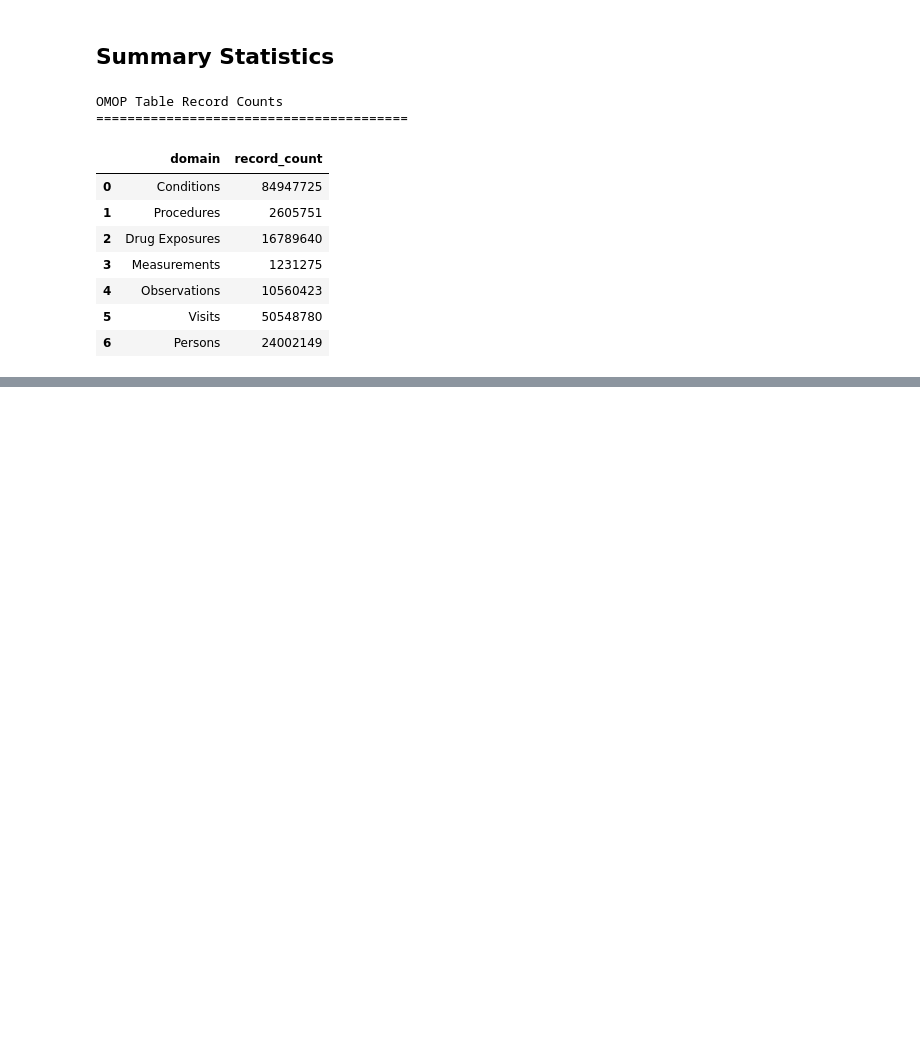
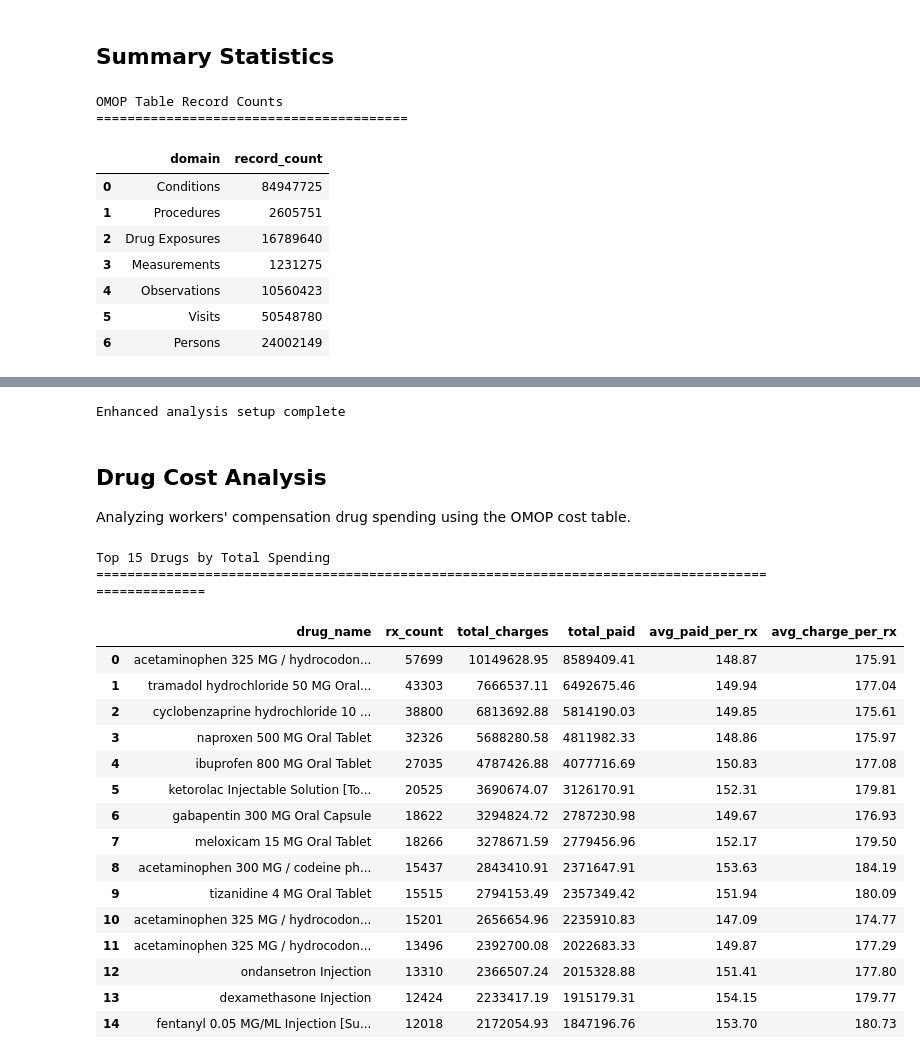
Before and after one commit to saywurdson/txwc, a Jupyter notebook: notebooks/top10_analysis.ipynb, the cells around one changed output, grey strips where cells are left out. Saved outputs shown, nothing was run; the diff lists cells and outputs as text; code cells hidden in the pictures; blank space fills up the shorter version.

```diff
--- a/notebooks/top10_analysis.ipynb
+++ b/notebooks/top10_analysis.ipynb
@@ -275,0 +280,78 @@ con.close()
+# %%
+# Setup for enhanced analysis - reopen connection
+import requests
+import json
+
+# Reopen local database connection (was closed above)
+con = duckdb.connect('/workspaces/txwc/tx_workers_comp.db', read_only=True)
+
+# Helper function to query Mimilabs MCP API
+MIMILABS_API = "https://www.mimilabs.ai/api/mcp"
+
+def query_mimilabs(sql_query):
+    """Execute a SQL query against Mimilabs healthcare data warehouse."""
+    payload = {
+        "jsonrpc": "2.0",
+        "id": 1,
+        "method": "tools/call",
+        "params": {
+            "name": "mimilabs_guide",
+            "arguments": {"question": sql_query}
+        }
+    }
+    response = requests.post(MIMILABS_API, json=payload, timeout=60)
+    return response.json()
+
+print("Enhanced analysis setup complete")
+# %% [output]
+Enhanced analysis setup complete
+# %% [markdown]
+## Drug Cost Analysis
+
+Analyzing workers' compensation drug spending using the OMOP cost table.
+# %%
+# Top 10 drugs by total spending
+drug_costs = con.execute("""
+    SELECT
+        c.concept_name as drug_name,
+        COUNT(*) as rx_count,
+        ROUND(SUM(cost.total_charge), 2) as total_charges,
+        ROUND(SUM(cost.total_paid), 2) as total_paid,
+        ROUND(AVG(cost.total_paid), 2) as avg_paid_per_rx,
+        ROUND(AVG(cost.total_charge), 2) as avg_charge_per_rx
+    FROM omop.drug_exposure de
+    JOIN omop.cost cost
+        ON de.drug_exposure_id = cost.cost_event_id
+        AND cost.cost_domain_id = 'Drug'
+    LEFT JOIN omop.concept c
+        ON de.drug_concept_id = c.concept_id
+    WHERE de.drug_concept_id IS NOT NULL
+      AND de.drug_concept_id != '0'
+      AND cost.total_paid > 0
+    GROUP BY c.concept_name
+    ORDER BY total_paid DESC
+    LIMIT 15
+""").fetchdf()
+
+print("Top 15 Drugs by Total Spending")
+print("=" * 100)
+drug_costs
+# %% [output]
+Top 15 Drugs by Total Spending
+====================================================================================================
+|  | drug_name | rx_count | total_charges | total_paid | avg_paid_per_rx | avg_charge_per_rx |
+| 0 | acetaminophen 325 MG / hydrocodon... | 57699 | 10149628.95 | 8589409.41 | 148.87 | 175.91 |
+| 1 | tramadol hydrochloride 50 MG Oral... | 43303 | 7666537.11 | 6492675.46 | 149.94 | 177.04 |
+| 2 | cyclobenzaprine hydrochloride 10 ... | 38800 | 6813692.88 | 5814190.03 | 149.85 | 175.61 |
+| 3 | naproxen 500 MG Oral Tablet | 32326 | 5688280.58 | 4811982.33 | 148.86 | 175.97 |
+| 4 | ibuprofen 800 MG Oral Tablet | 27035 | 4787426.88 | 4077716.69 | 150.83 | 177.08 |
+| 5 | ketorolac Injectable Solution [To... | 20525 | 3690674.07 | 3126170.91 | 152.31 | 179.81 |
+| 6 | gabapentin 300 MG Oral Capsule | 18622 | 3294824.72 | 2787230.98 | 149.67 | 176.93 |
+| 7 | meloxicam 15 MG Oral Tablet | 18266 | 3278671.59 | 2779456.96 | 152.17 | 179.50 |
+| 8 | acetaminophen 300 MG / codeine ph... | 15437 | 2843410.91 | 2371647.91 | 153.63 | 184.19 |
+| 9 | tizanidine 4 MG Oral Tablet | 15515 | 2794153.49 | 2357349.42 | 151.94 | 180.09 |
+| 10 | acetaminophen 325 MG / hydrocodon... | 15201 | 2656654.96 | 2235910.83 | 147.09 | 174.77 |
+| 11 | acetaminophen 325 MG / hydrocodon... | 13496 | 2392700.08 | 2022683.33 | 149.87 | 177.29 |
+| 12 | ondansetron Injection | 13310 | 2366507.24 | 2015328.88 | 151.41 | 177.80 |
+| 13 | dexamethasone Injection | 12424 | 2233417.19 | 1915179.31 | 154.15 | 179.77 |
+| 14 | fentanyl 0.05 MG/ML Injection [Su... | 12018 | 2172054.93 | 1847196.76 | 153.70 | 180.73 |
```
Also changed, not shown: parts of 20 cells of this notebook, 1 other file.
